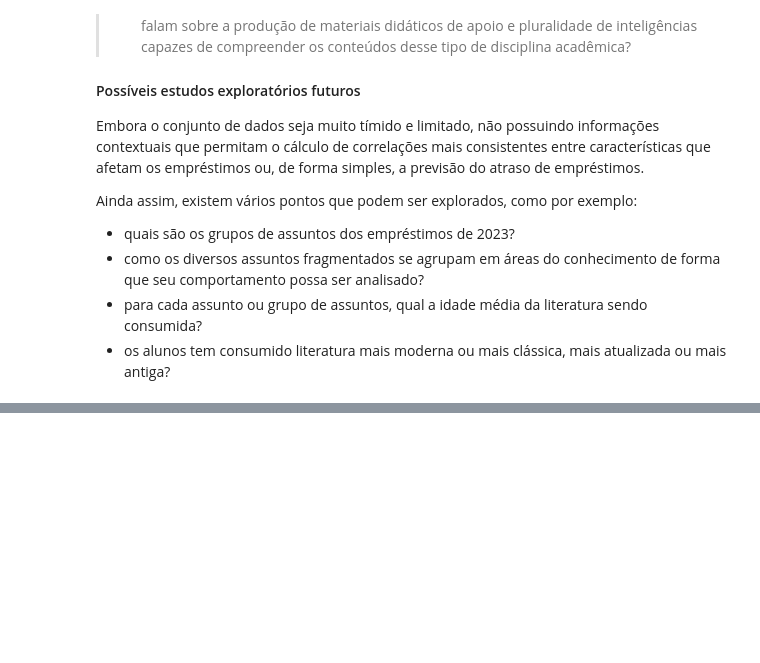
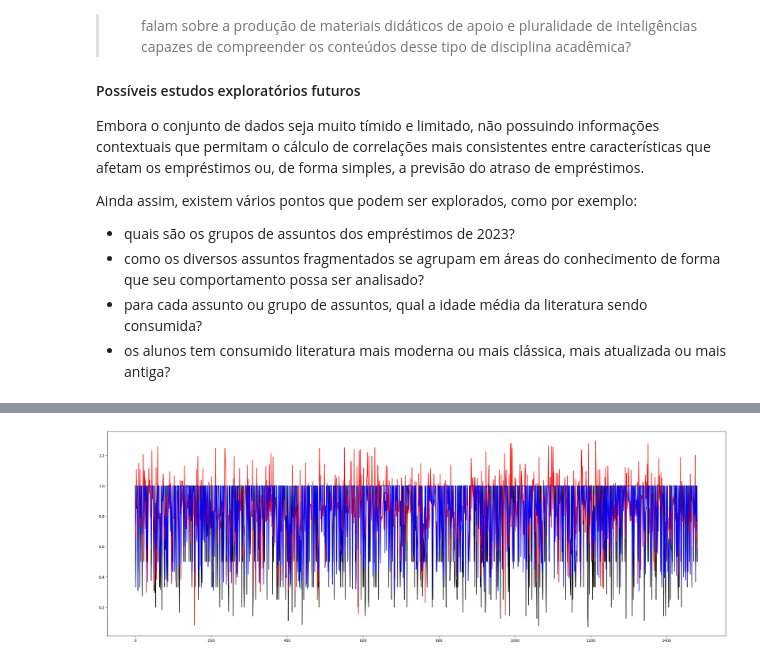
Before and after one commit to chinaglia-rafa/analise-de-dados-biblioteca-bcc, a Jupyter notebook: WIP-biblioteca.ipynb, the cells around one changed output, grey strips where cells are left out. Saved outputs shown, nothing was run; the diff lists cells and outputs as text; code cells hidden in the pictures; blank space fills up the shorter version.

```diff
--- a/WIP-biblioteca.ipynb
+++ b/WIP-biblioteca.ipynb
@@ -383,0 +492,18 @@ Ainda assim, existem vários pontos que podem ser explorados, como por exemplo:
+# %%
+
+# Cria uma máscara para remover as features que não devem estar presentes no treinamento
+mask = (df_frequencia_atrasos_dummies.columns != 'porcent') & (df_frequencia_atrasos_dummies.columns != 'emprestado') & (df_frequencia_atrasos_dummies.columns != 'atrasado')
+feats_cols = df_frequencia_atrasos_dummies.columns[mask]
+# len(feats_cols), len(df_frequencia_atrasos_dummies.columns)
+
+df_frequencia_atrasos_dummies_to_test = df_frequencia_atrasos_dummies.loc[:, feats_cols]
+
+# Separa o conjuntos de dados em conjuntos de teste e de treinamento
+x_train_reg, x_test_reg, y_train_reg, y_test_reg = train_test_split(df_frequencia_atrasos_dummies_to_test, df_frequencia_atrasos_dummies['porcent'], test_size=0.8, random_state=2)
+# %%
+# ========================================================
+# Criação de um modelo de predição usando Regressão Linear
+# ========================================================
+reg_model = LinearRegression()
+reg_model.fit(x_train_reg, y_train_reg)
+y_pred_reg = reg_model.predict(x_test_reg)
@@ -383,0 +554,8 @@ Ainda assim, existem vários pontos que podem ser explorados, como por exemplo:
+# %%
+plt.figure(figsize=(30,10))
+plt.plot(range(0,len(y_pred_reg)), y_test_reg, color='black')
+plt.plot(range(0,len(y_pred_reg)), y_pred_reg, color='red')
+plt.plot(range(0,len(y_pred_reg)), y_pred_reg_knn, color='blue')
+plt.show()
+# %% [output]
+[figure, added]
```
Also changed, not shown: parts of 23 cells of this notebook.
